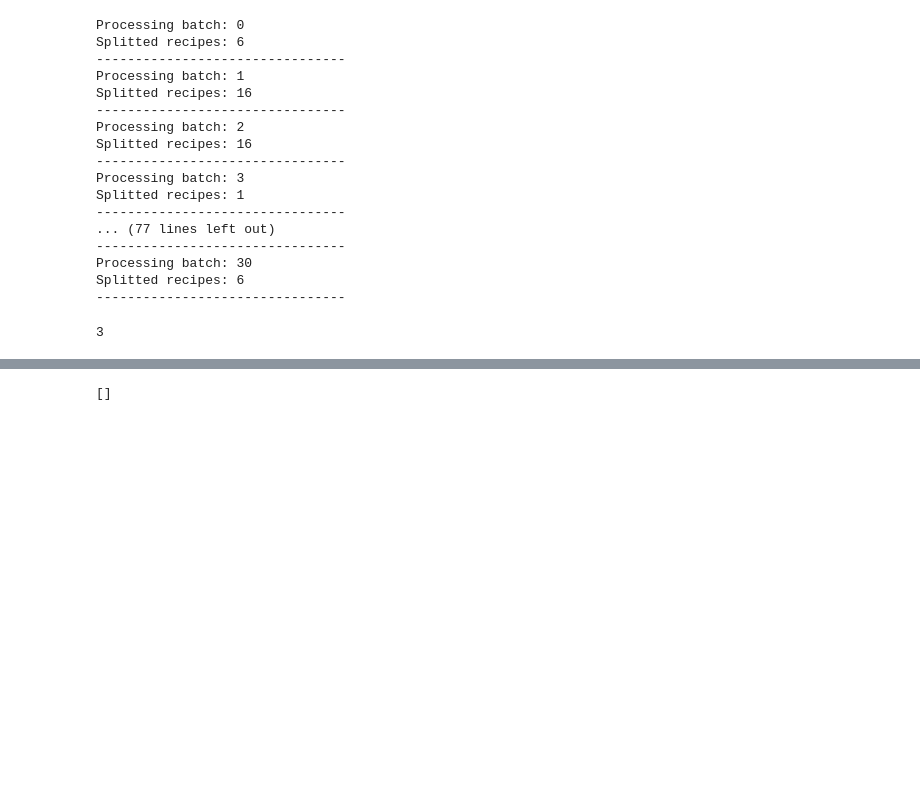
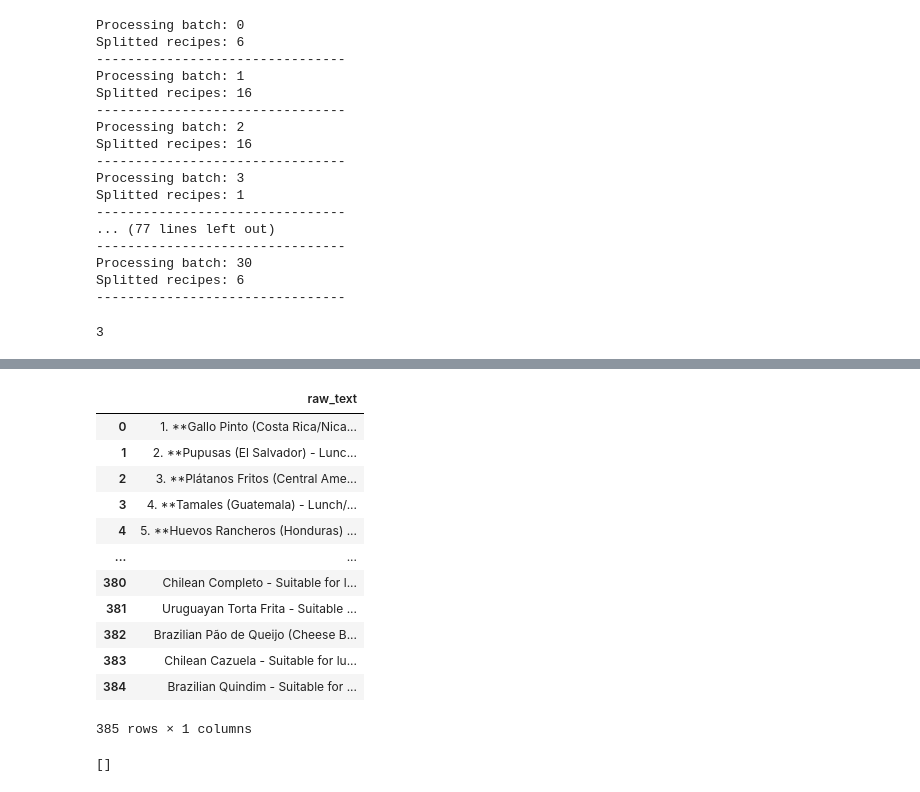
Before and after one commit to aislab-hevs/synthetic_data_nutrition_generation, a Jupyter notebook: src/meals_collection/process_new_batch.ipynb, the cells around one changed output, grey strips where cells are left out. Drawn from its saved outputs; the diff is of its cells as text; code cells hidden in the pictures; blank space fills up the shorter version.

```diff
--- a/src/meals_collection/process_new_batch.ipynb
+++ b/src/meals_collection/process_new_batch.ipynb
@@ -156,3 +156,21 @@ def get_titles(list_pre_recipes: List[str]):
                                     "splitted_text": [splits[0]]+["\n\n".join(splits[1:])]}
             titles.append(splits[0])
     return titles, processing_dict, problems_index
+# %%
+test_file = pd.DataFrame(columns=["raw_text"], data=splitted_recipes)
+# %%
+test_file
+# %% [output]
+|  | raw_text |
+| 0 | 1. **Gallo Pinto (Costa Rica/Nica... |
+| 1 | 2. **Pupusas (El Salvador) - Lunc... |
+| 2 | 3. **Plátanos Fritos (Central Ame... |
+| 3 | 4. **Tamales (Guatemala) - Lunch/... |
+| 4 | 5. **Huevos Rancheros (Honduras) ... |
+| ... | ... |
+| 380 | Chilean Completo - Suitable for l... |
+| 381 | Uruguayan Torta Frita - Suitable ... |
+| 382 | Brazilian Pão de Queijo (Cheese B... |
+| 383 | Chilean Cazuela - Suitable for lu... |
+| 384 | Brazilian Quindim - Suitable for ... |
+385 rows × 1 columns
```
Also changed, not shown: parts of 61 cells of this notebook, 9 other files.
